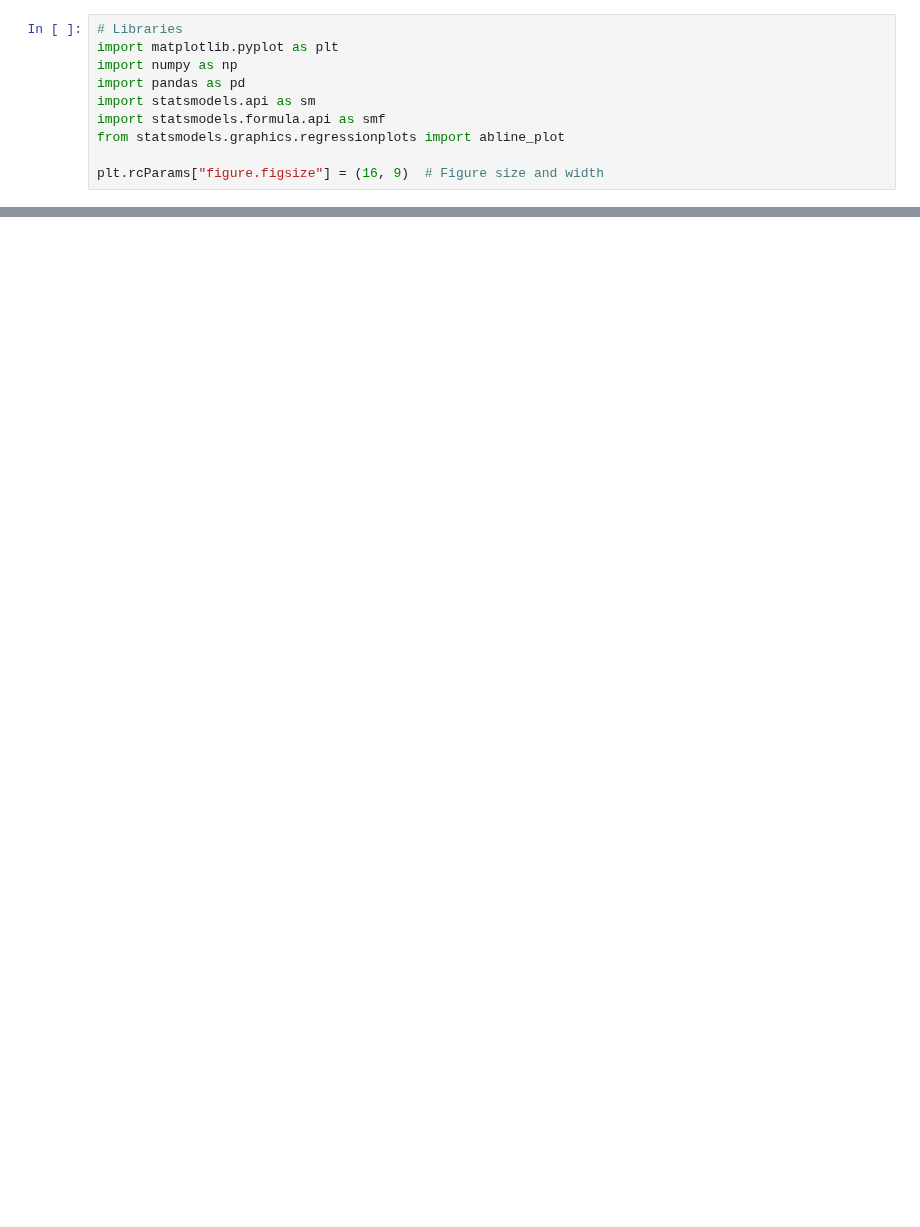
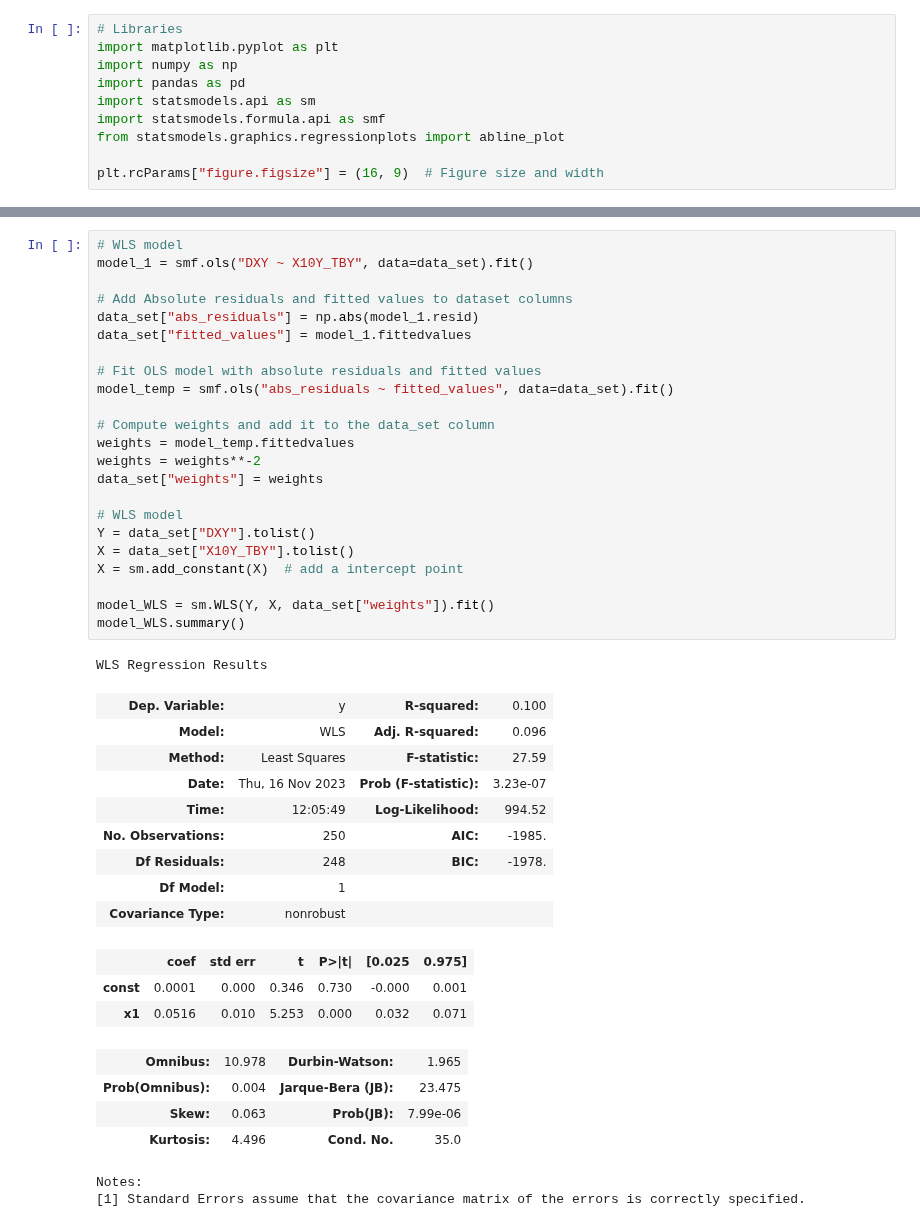
Before and after one commit to adevrent/wqu_mscfe, a Jupyter notebook: Financial Econometrics/M2/L2.ipynb, the cells around one changed output, grey strips where cells are left out. Cells and saved outputs as stored; diff of their text form; blank space fills up the shorter version.

```diff
--- a/Financial Econometrics/M2/L2.ipynb
+++ b/Financial Econometrics/M2/L2.ipynb
@@ -64,0 +287,43 @@ Here are the steps of **iterative reweighted least squares** regression:
+# %%
+# WLS model
+model_1 = smf.ols("DXY ~ X10Y_TBY", data=data_set).fit()
+
+# Add Absolute residuals and fitted values to dataset columns
+data_set["abs_residuals"] = np.abs(model_1.resid)
+data_set["fitted_values"] = model_1.fittedvalues
+
+# Fit OLS model with absolute residuals and fitted values
+model_temp = smf.ols("abs_residuals ~ fitted_values", data=data_set).fit()
+
+# Compute weights and add it to the data_set column
+weights = model_temp.fittedvalues
+weights = weights**-2
+data_set["weights"] = weights
+
+# WLS model
+Y = data_set["DXY"].tolist()
+X = data_set["X10Y_TBY"].tolist()
+X = sm.add_constant(X)  # add a intercept point
+
+model_WLS = sm.WLS(Y, X, data_set["weights"]).fit()
+model_WLS.summary()
+# %% [output]
+WLS Regression Results
+| Dep. Variable: | y | R-squared: | 0.100 |
+| Model: | WLS | Adj. R-squared: | 0.096 |
+| Method: | Least Squares | F-statistic: | 27.59 |
+| Date: | Thu, 16 Nov 2023 | Prob (F-statistic): | 3.23e-07 |
+| Time: | 12:05:49 | Log-Likelihood: | 994.52 |
+| No. Observations: | 250 | AIC: | -1985. |
+| Df Residuals: | 248 | BIC: | -1978. |
+| Df Model: | 1 |  |  |
+| Covariance Type: | nonrobust |  |  |
+|  | coef | std err | t | P>|t| | [0.025 | 0.975] |
+| const | 0.0001 | 0.000 | 0.346 | 0.730 | -0.000 | 0.001 |
+| x1 | 0.0516 | 0.010 | 5.253 | 0.000 | 0.032 | 0.071 |
+| Omnibus: | 10.978 | Durbin-Watson: | 1.965 |
+| Prob(Omnibus): | 0.004 | Jarque-Bera (JB): | 23.475 |
+| Skew: | 0.063 | Prob(JB): | 7.99e-06 |
+| Kurtosis: | 4.496 | Cond. No. | 35.0 |
+Notes:
+[1] Standard Errors assume that the covariance matrix of the errors is correctly specified.
```
Also changed, not shown: parts of 26 cells of this notebook, 1 other file.
